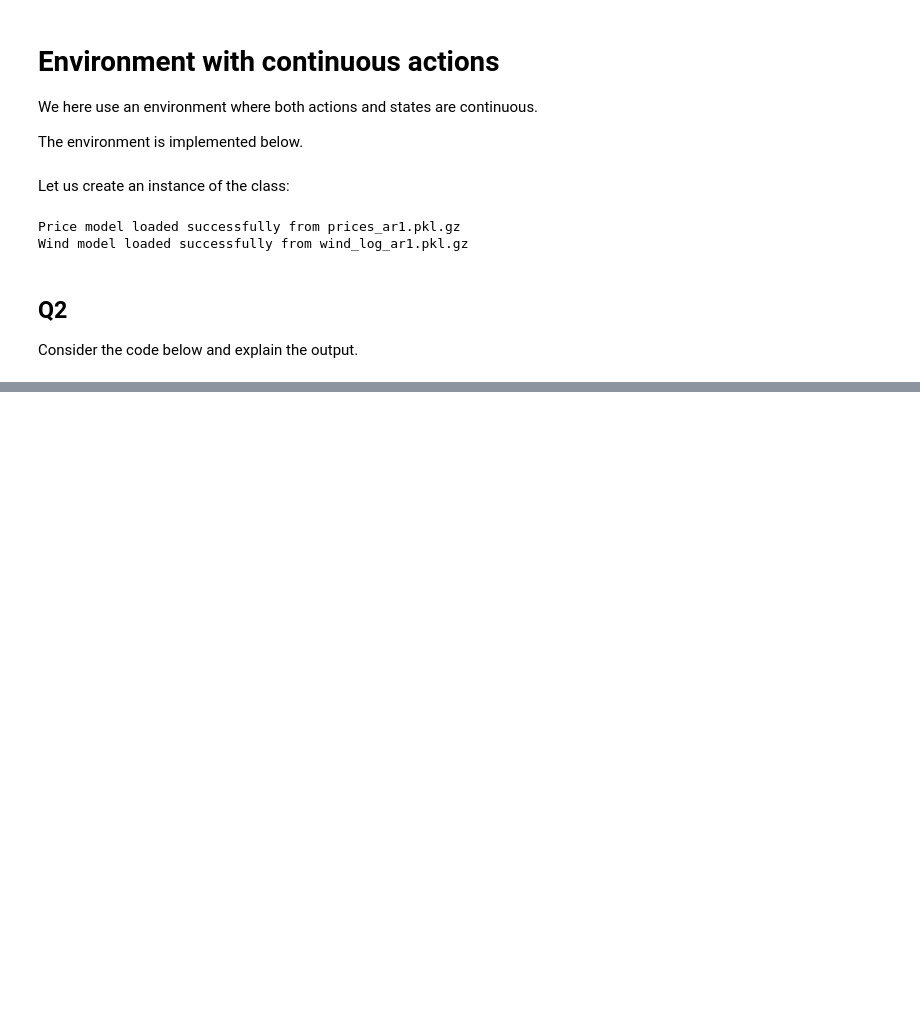
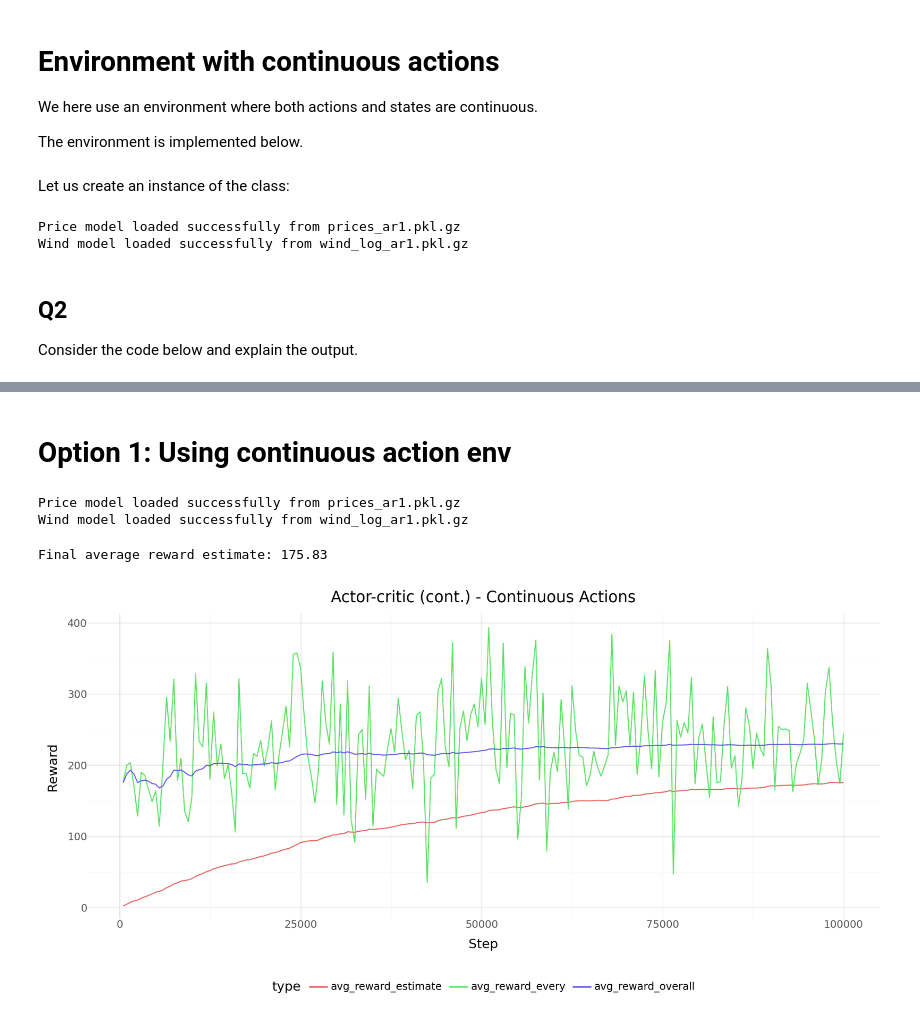
Before and after one commit to simon-mellergaard/RL, a Jupyter notebook: Project/Project03.ipynb, the cells around one changed output, grey strips where cells are left out. Cells and saved outputs as stored; diff of their text form; code cells hidden in the pictures; blank space fills up the shorter version.

```diff
--- a/Project/Project03.ipynb
+++ b/Project/Project03.ipynb
@@ -1924,0 +718,2 @@ AttributeError: 'EnvEnergyCont' object has no attribute 'get_states'
+# %% [markdown]
+# **Option 1: Using continuous action env**
@@ -1924,0 +1089,57 @@ AttributeError: 'EnvEnergyCont' object has no attribute 'get_states'
+# %%
+# Main Execution
+
+if __name__ == "__main__":
+    # Load environment
+    # from your_module import EnvEnergyCont, settings
+    env = EnvEnergyCont(settings)
+
+    # --- hyperparameters (reduced for stability) ---
+    alpha_theta = 0.001      # actor step size (reduced)
+    alpha_v = 0.01           # critic step size (reduced)
+    alpha_r = 1e-4           # average-reward step size
+    n_tilings = 8
+    tiles_per_dim = [8, 8, 8, 8]
+    total_steps = 100000
+    callback_every = min(total_steps // 100, 500)
+
+    # --- actor: Gaussian policy with tile coding ---
+    pi_hat = GaussianPolicyTileCoding(
+        env=env,
+        step_size=alpha_theta,
+        n_tilings=n_tilings,
+        tiles_per_dim=tiles_per_dim,
+        sigma=2.0,
+        init_mean=5.0,
+        rng_seed=878
+    )
+
+    # --- critic: value function with tile coding ---
+    v_hat = ValueFunctionTileCoding(
+        env=env,
+        step_size=alpha_v,
+        n_tilings=n_tilings,
+        tiles_per_dim=tiles_per_dim,
+        init_val=0.0,
+        seed=249
+    )
+
+    # --- run ---
+    trace = []
+    actor_critic_continuing(
+        pi_hat=pi_hat,
+        v_hat=v_hat,
+        env=env,
+        steps=total_steps,
+        alpha_r=alpha_r,
+        callback=callback,
+        callback_every=callback_every,
+        trace=trace,
+    )
+
+    plot_results_cont(trace, title_r="Actor-critic (cont.) - Continuous Actions")
+# %% [output]
+Price model loaded successfully from prices_ar1.pkl.gz
+Wind model loaded successfully from wind_log_ar1.pkl.gz
+Final average reward estimate: 175.83
+[figure, added]
```
Also changed, not shown: parts of 32 cells of this notebook.
